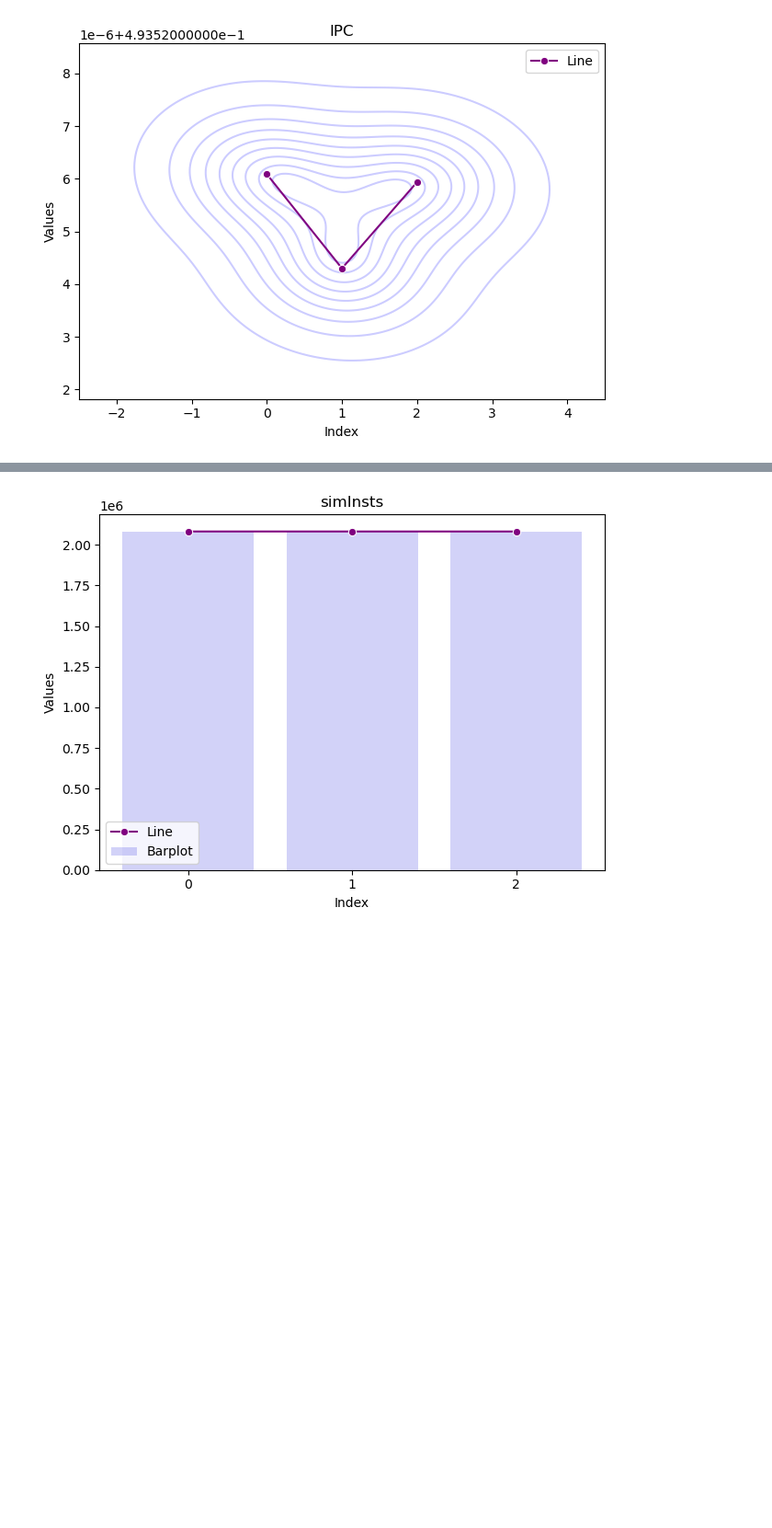
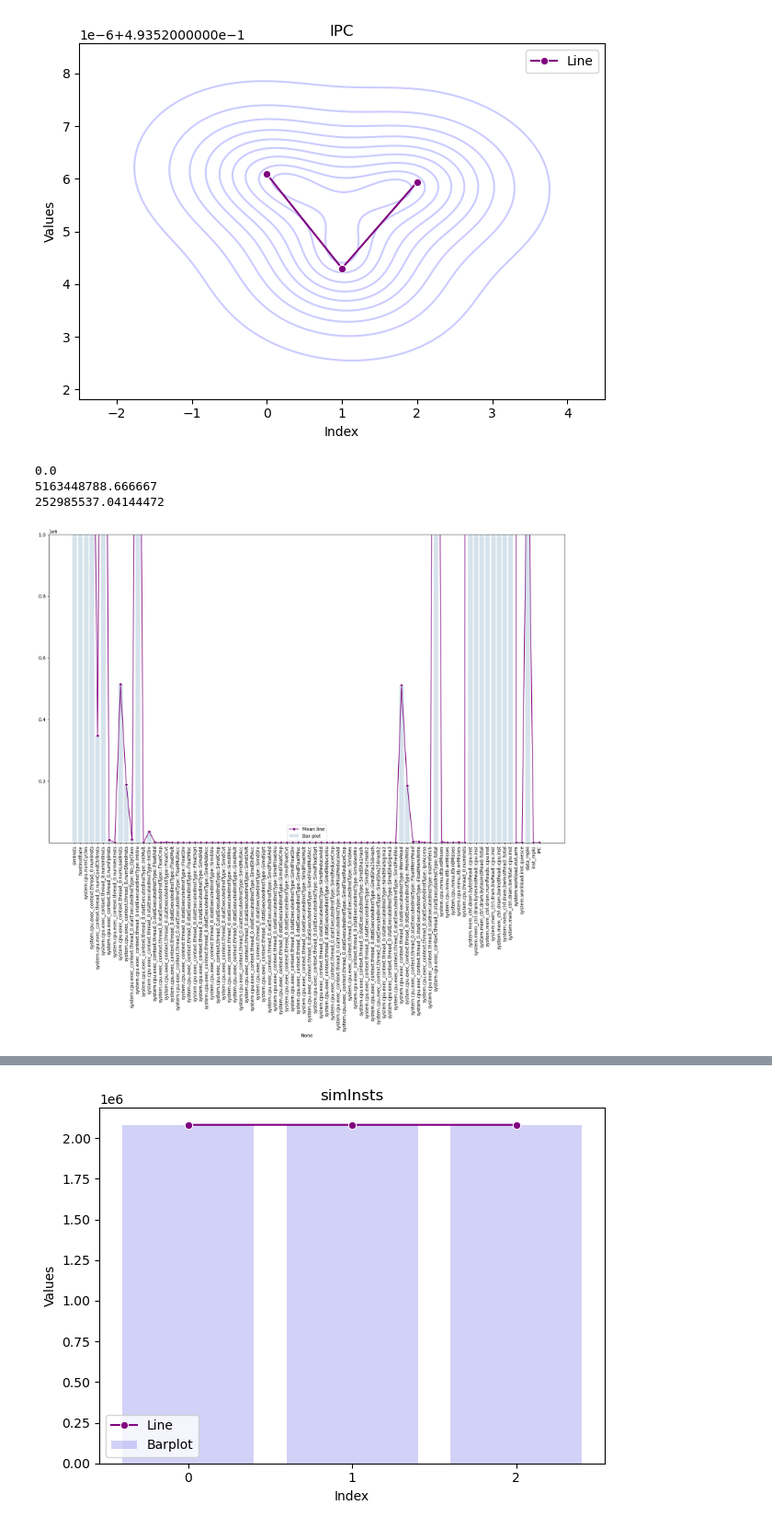
Before and after one commit to pixelated-explorer/data_llm-for-cpu, a Jupyter notebook: parse_viz.ipynb, the cells around one changed output, grey strips where cells are left out. Shown at 92% size. Drawn from its saved outputs; the diff is of its cells as text; code cells hidden in the pictures; blank space fills up the shorter version.

Commit message:
so many graphs

```diff
--- a/parse_viz.ipynb
+++ b/parse_viz.ipynb
@@ -157,4 +157,32 @@ for column in columns:
 # %%
 # before looking at the graph for each simulation, average each of the instructions and then make a large kdeplot/bar plot
 # with everything so we can see where most of the instructions or runtime is correlated. I'll add this later tonight
 # or sometime tomorrow once I put more simulations in here. - Rayan
+
+# once again bar plots are not the way considering just how big the data is
+import numpy as np
+
+mean_values = df.mean()
+print(mean_values.min())
+print(mean_values.max())
+print(mean_values.mean())
+
+
+p75 = mean_values.quantile(0.75)
+ylim = (1, 10**np.ceil(np.log10(p75)))
+
+
+
+# mean_values_filtered = [value for value in mean_values.values if value != 0]
+plt.figure(figsize=(20,12))
+sns.barplot(x=mean_values.index, y=mean_values.values, alpha=0.2, label='Bar plot')
+sns.lineplot(x=mean_values.index, y=mean_values.values, marker='o', color='purple', label='Mean line')
+# plt.ylim(0,0.1e5)
+# plt.ylim(0,1e2)
+plt.ylim(ylim)
+_ = plt.xticks(rotation=90)
+# %% [output]
+0.0
+5163448788.666667
+252985537.04144472
+[figure, added]
```
Also changed, not shown: parts of 1 cell of this notebook.
